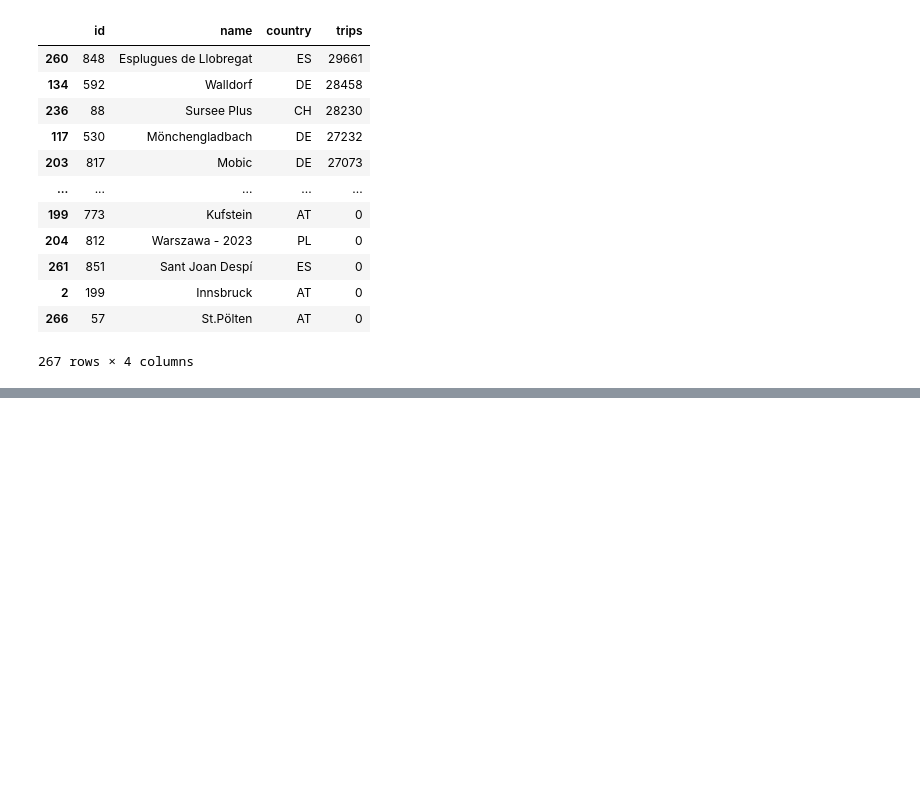
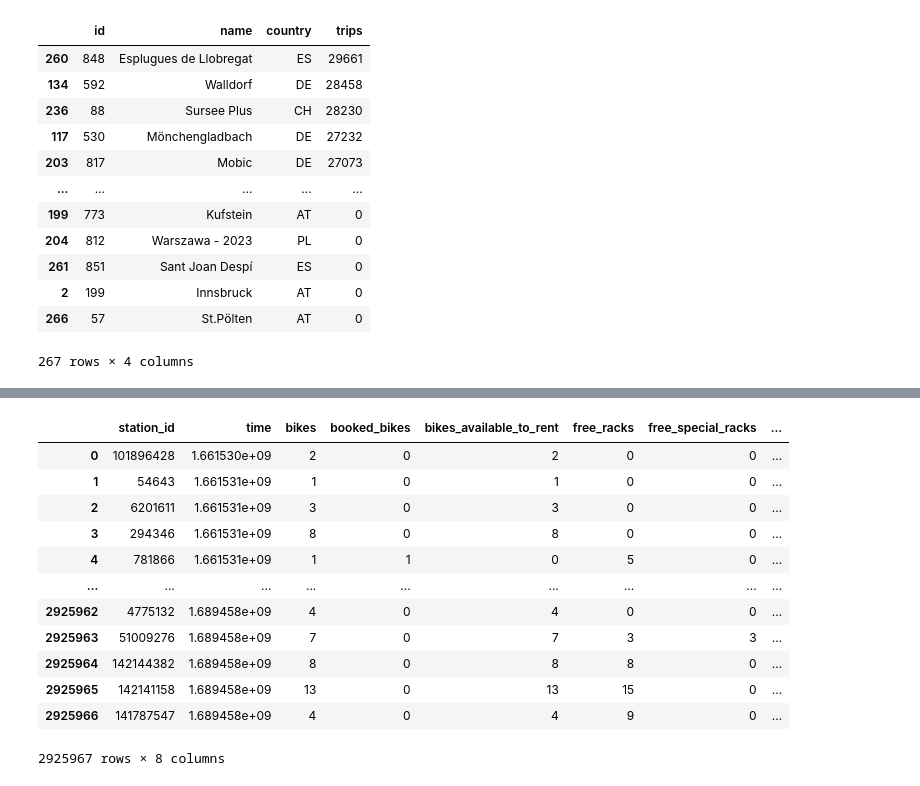
Before and after one commit to Wolf-IV/FML_Challenge_IMT_Forked, a Jupyter notebook: jayesh/Scratchpad.ipynb, the cells around one changed output, grey strips where cells are left out. Cells and saved outputs as stored; diff of their text form; code cells hidden in the pictures; blank space fills up the shorter version.

```diff
--- a/jayesh/Scratchpad.ipynb
+++ b/jayesh/Scratchpad.ipynb
@@ -568,0 +585,16 @@ city_trips
+# %%
+station_status
+# %% [output]
+|  | station_id | time | bikes | booked_bikes | bikes_available_to_rent | free_racks | free_special_racks | ... |
+| 0 | 101896428 | 1.661530e+09 | 2 | 0 | 2 | 0 | 0 | ... |
+| 1 | 54643 | 1.661531e+09 | 1 | 0 | 1 | 0 | 0 | ... |
+| 2 | 6201611 | 1.661531e+09 | 3 | 0 | 3 | 0 | 0 | ... |
+| 3 | 294346 | 1.661531e+09 | 8 | 0 | 8 | 0 | 0 | ... |
+| 4 | 781866 | 1.661531e+09 | 1 | 1 | 0 | 5 | 0 | ... |
+| ... | ... | ... | ... | ... | ... | ... | ... | ... |
+| 2925962 | 4775132 | 1.689458e+09 | 4 | 0 | 4 | 0 | 0 | ... |
+| 2925963 | 51009276 | 1.689458e+09 | 7 | 0 | 7 | 3 | 3 | ... |
+| 2925964 | 142144382 | 1.689458e+09 | 8 | 0 | 8 | 8 | 0 | ... |
+| 2925965 | 142141158 | 1.689458e+09 | 13 | 0 | 13 | 15 | 0 | ... |
+| 2925966 | 141787547 | 1.689458e+09 | 4 | 0 | 4 | 9 | 0 | ... |
+2925967 rows × 8 columns
```
Also changed, not shown: parts of 1 cell of this notebook.
